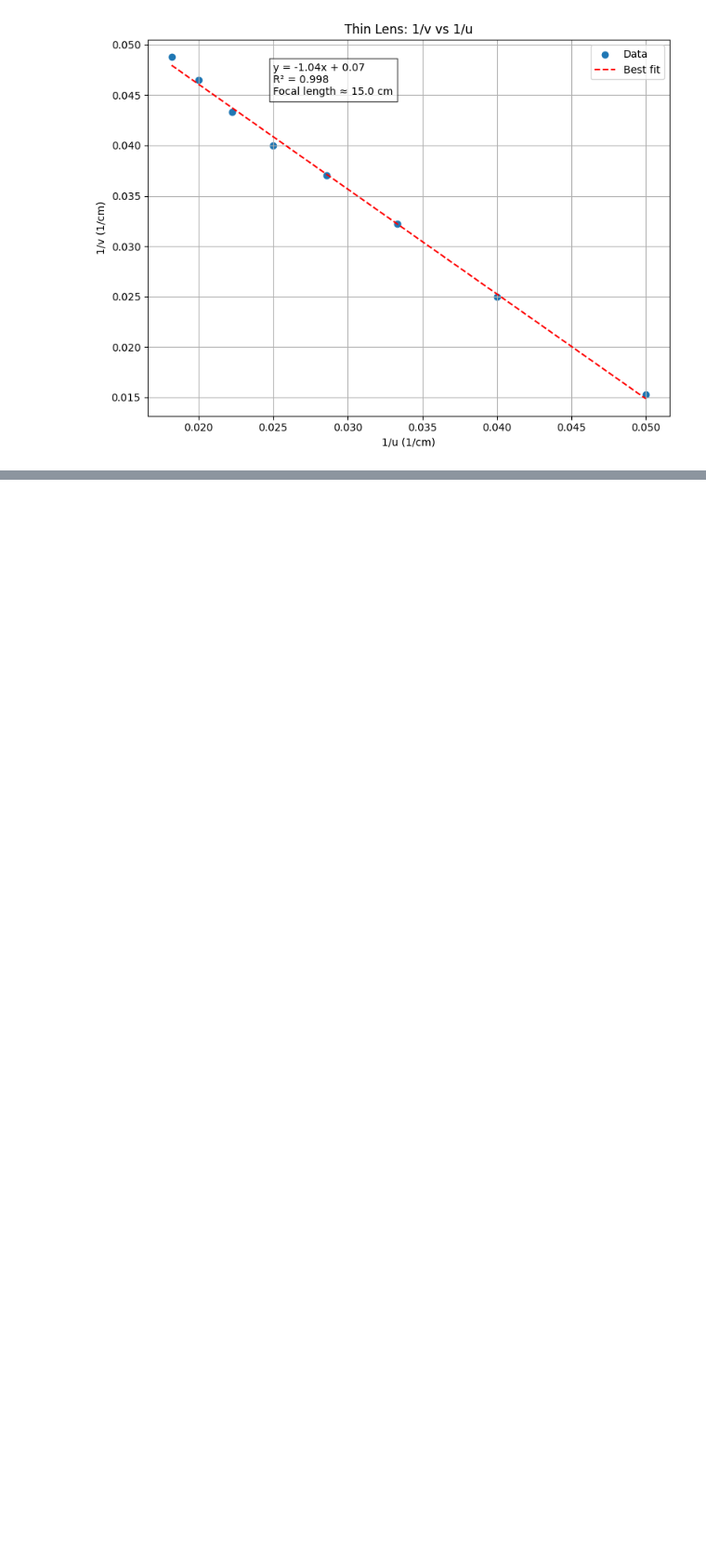
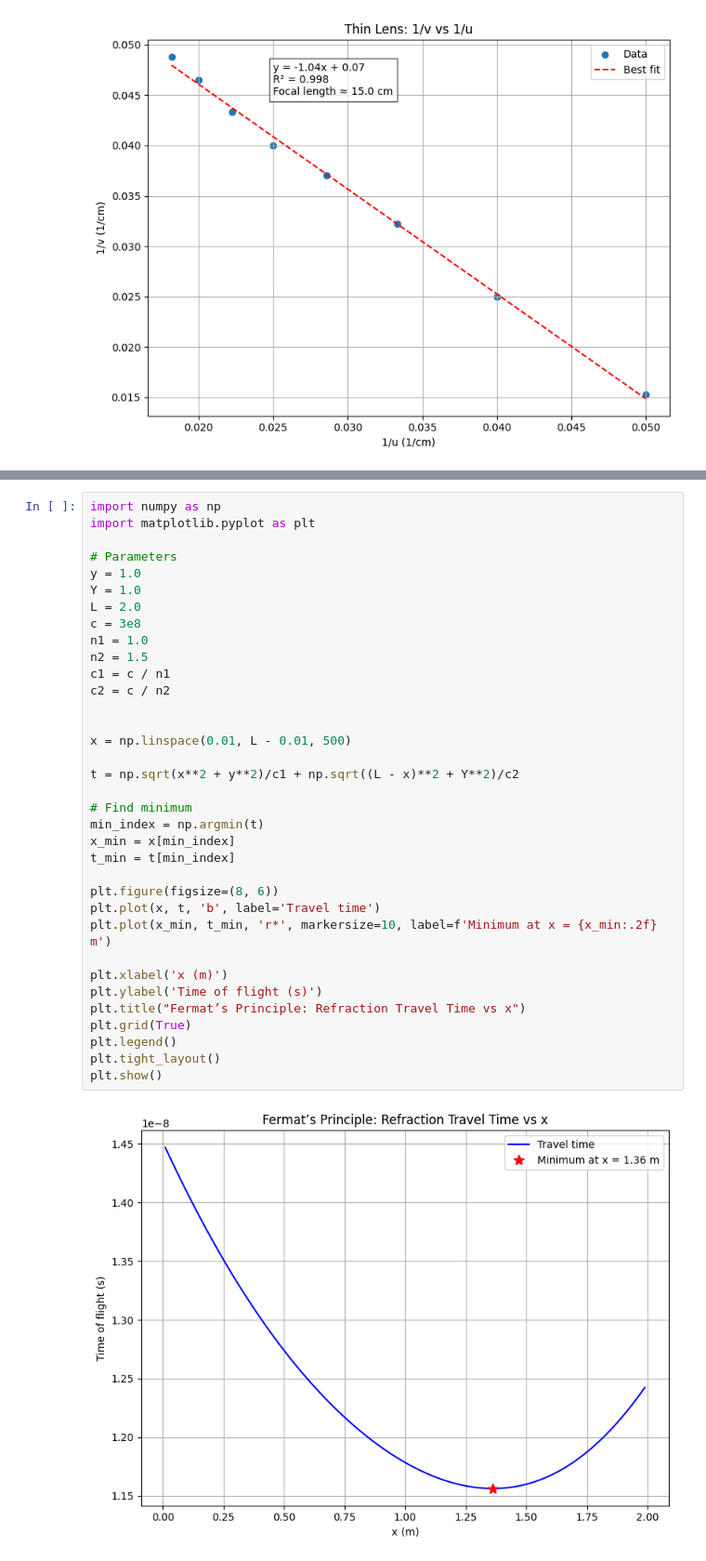
Before and after one commit to SaadSikder1/BPHO, a Jupyter notebook: PBHO.ipynb, the cells around one changed output, grey strips where cells are left out. Shown at 93% size. Saved outputs shown, nothing was run; the diff lists cells and outputs as text; blank space fills up the shorter version.

```diff
--- a/PBHO.ipynb
+++ b/PBHO.ipynb
@@ -64,0 +94,37 @@ plt.show()
+# %%
+import numpy as np
+import matplotlib.pyplot as plt
+
+# Parameters
+y = 1.0
+Y = 1.0
+L = 2.0
+c = 3e8
+n1 = 1.0
+n2 = 1.5
+c1 = c / n1
+c2 = c / n2
+
+
+x = np.linspace(0.01, L - 0.01, 500)
+
+t = np.sqrt(x**2 + y**2)/c1 + np.sqrt((L - x)**2 + Y**2)/c2
+
+# Find minimum
+min_index = np.argmin(t)
+x_min = x[min_index]
+t_min = t[min_index]
+
+plt.figure(figsize=(8, 6))
+plt.plot(x, t, 'b', label='Travel time')
+plt.plot(x_min, t_min, 'r*', markersize=10, label=f'Minimum at x = {x_min:.2f} m')
+
+plt.xlabel('x (m)')
+plt.ylabel('Time of flight (s)')
+plt.title("Fermat’s Principle: Refraction Travel Time vs x")
+plt.grid(True)
+plt.legend()
+plt.tight_layout()
+plt.show()
+# %% [output]
+[figure, added]
```
Also changed, not shown: parts of 1 cell of this notebook.
